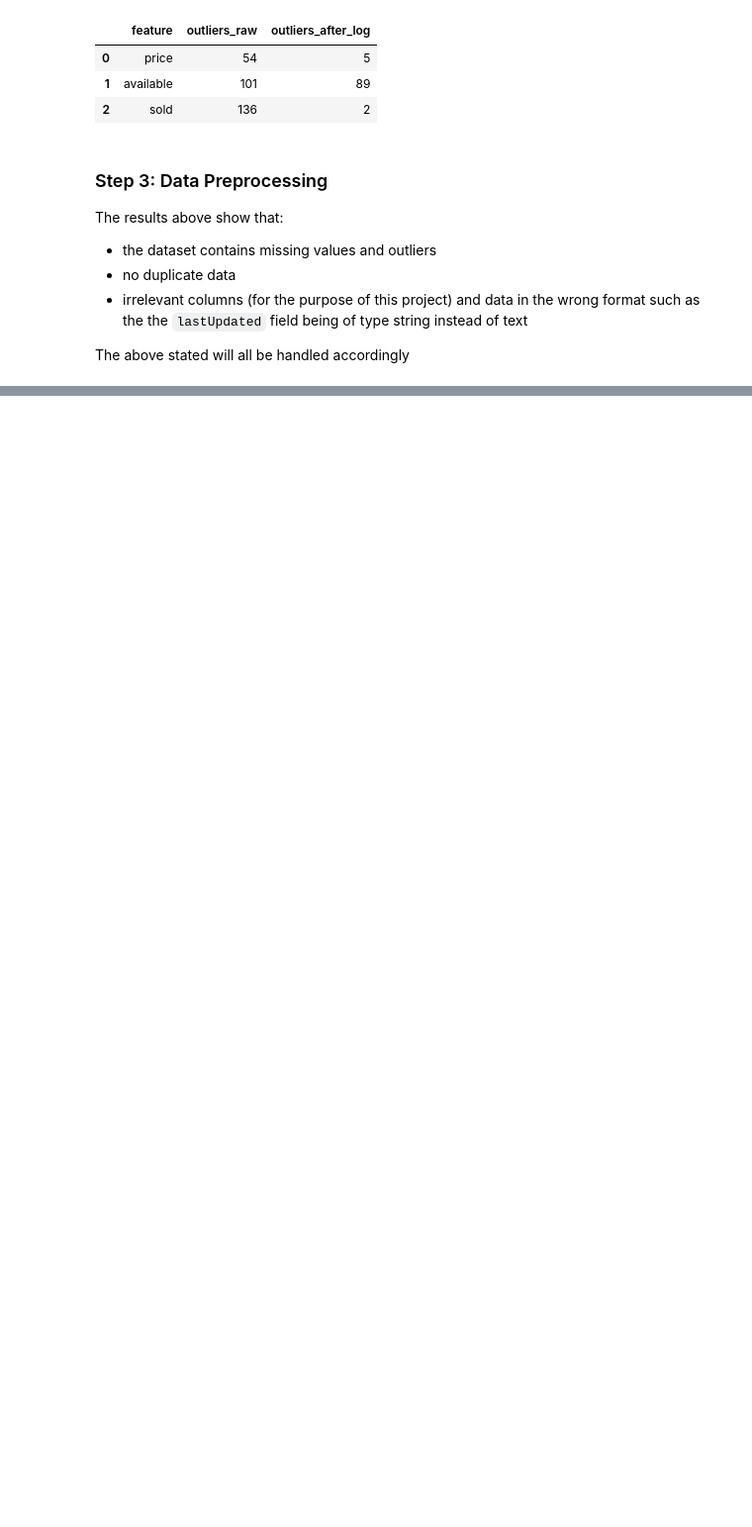
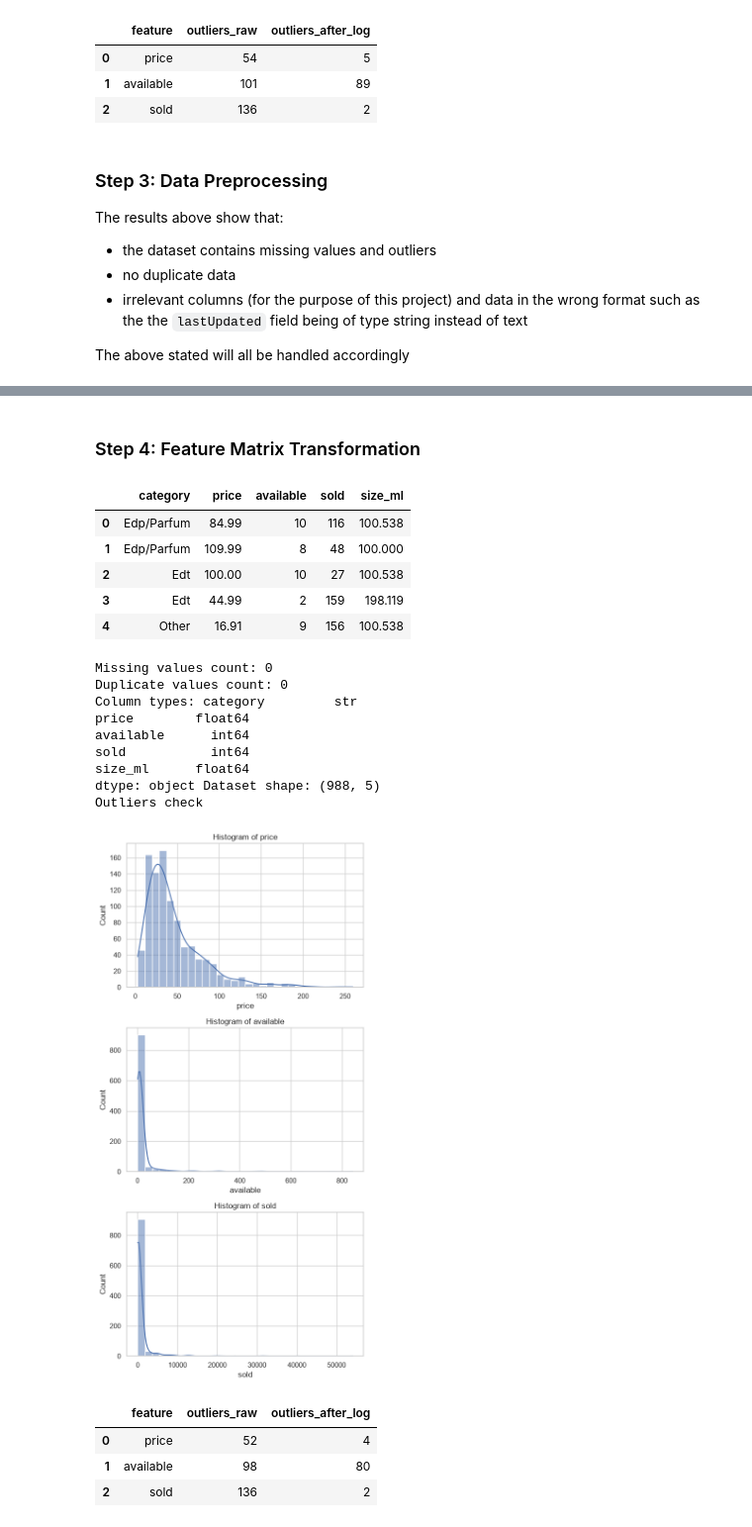
Before and after one commit to Mimi97-aqua/msc_projects, a Jupyter notebook: com7022/analysis.ipynb, the cells around one changed output, grey strips where cells are left out. Shown at 99% size. Cells and saved outputs as stored; diff of their text form; code cells hidden in the pictures; blank space fills up the shorter version.

Commit message:
feat: Conduct data transformation to make data suitable for training

```diff
--- a/com7022/analysis.ipynb
+++ b/com7022/analysis.ipynb
@@ -332,0 +337,64 @@ Index(['Item_Name', 'details', 'category', 'price', 'priceWithCurrency',
+# %% [markdown]
+### Step 4: Feature Matrix Transformation
+# %%
+df = pd.read_csv('cleaned_data/feature_matrix.csv')
+# data receck
+display(df.head())
+print(
+    f"Missing values count: {df.isna().sum().sum()}\n"
+    f"Duplicate values count: {df.duplicated().sum().sum()}\n"
+    f"Column types: {df.dtypes}",
+    f"Dataset shape: {df.shape}"
+)
+
+print("Outliers check")
+numerical_columns = df.select_dtypes(include=['int64', 'float64']).columns.to_list()
+numerical_columns.pop(-1)
+
+fig, axes = plt.subplots(len(numerical_columns), 1, figsize=(6, 4 * len(numerical_columns)))
+for i, column in enumerate(numerical_columns):
+    sns.histplot(df[column], bins=30, kde=True, ax=axes[i])
+    axes[i].set_title(f"Histogram of {column}")
+
+plt.tight_layout()
+plt.show()
+
+# data is abnormally distributed so check for outlies using 1.5iqr
+def detect_outliers(s, k=1.5):
+    s = s.dropna()
+    q1, q3 = s.quantile([0.25, 0.75])
+    iqr = q3 - q1
+    return (s < q1 - k * iqr) | (s > q3 + k * iqr)
+
+summary = []
+for col in numerical_columns:
+    s = df[col]
+    log_s = np.log1p(s) if (s.dropna() > -1).all() else np.nan
+    summary.append({
+        'feature': col,
+        'outliers_raw': detect_outliers(s).sum(),
+        'outliers_after_log': detect_outliers(log_s).sum() if isinstance(log_s, pd.Series) else 'n/a (values <= -1)',
+    })
+
+display(pd.DataFrame(summary))
+# %% [output]
+|  | category | price | available | sold | size_ml |
+| 0 | Edp/Parfum | 84.99 | 10 | 116 | 100.538 |
+| 1 | Edp/Parfum | 109.99 | 8 | 48 | 100.000 |
+| 2 | Edt | 100.00 | 10 | 27 | 100.538 |
+| 3 | Edt | 44.99 | 2 | 159 | 198.119 |
+| 4 | Other | 16.91 | 9 | 156 | 100.538 |
+Missing values count: 0
+Duplicate values count: 0
+Column types: category         str
+price        float64
+available      int64
+sold           int64
+size_ml      float64
+dtype: object Dataset shape: (988, 5)
+Outliers check
+[figure, added]
+|  | feature | outliers_raw | outliers_after_log |
+| 0 | price | 52 | 4 |
+| 1 | available | 98 | 80 |
+| 2 | sold | 136 | 2 |
```
Also changed, not shown: parts of 4 cells of this notebook.
